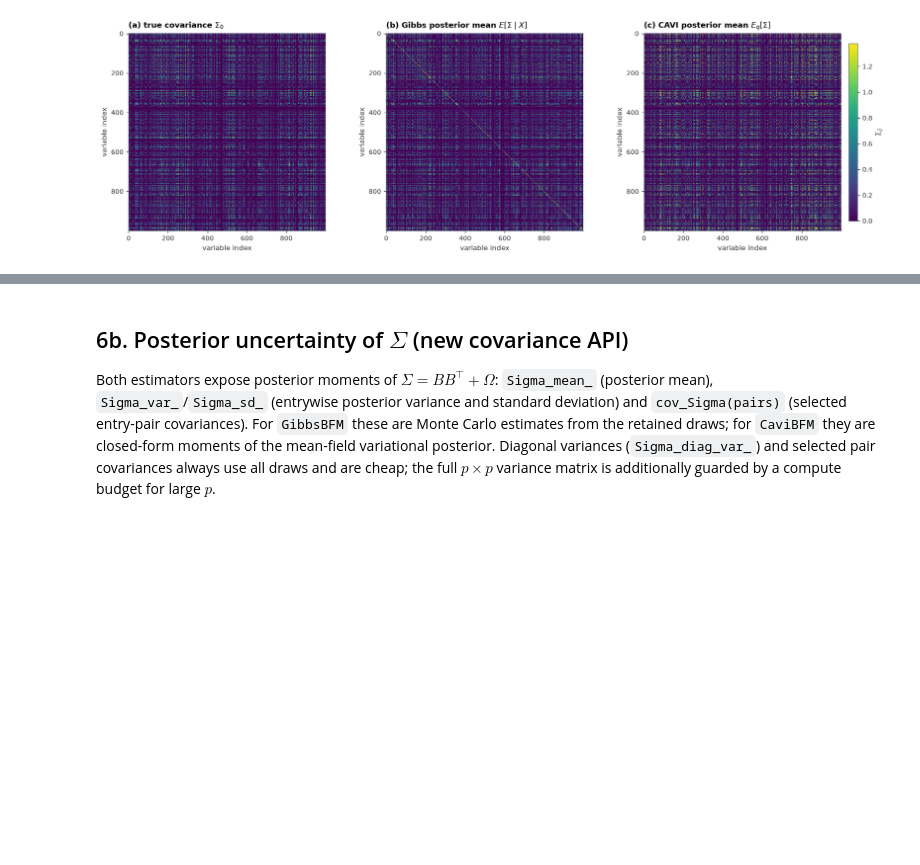
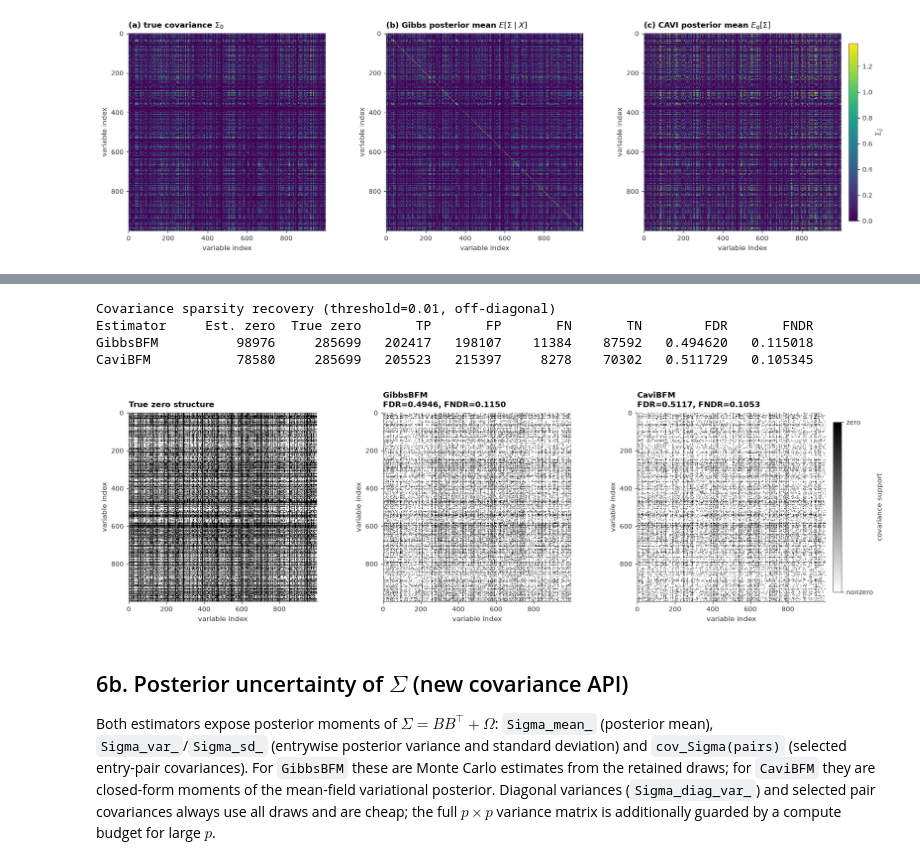
Before and after one commit to kexiongwen/LH_BFM, a Jupyter notebook: examples/demo2.ipynb, the cells around one changed output, grey strips where cells are left out. Saved outputs shown, nothing was run; the diff lists cells and outputs as text; code cells hidden in the pictures; blank space fills up the shorter version.

Commit message:
Add covariance sparsity analysis and update examples

```diff
--- a/examples/demo2.ipynb
+++ b/examples/demo2.ipynb
@@ -439,3 +445,58 @@ plt.show()
+# %%
+COV_SPARSITY_THRESHOLD = 1e-2
+zero_true = Sig_true == 0.0
+np.fill_diagonal(zero_true, False)
+zero_true = np.triu(zero_true)
+zero_true = zero_true | zero_true.T
+
+sparsity_results = {
+    "GibbsBFM": {
+        "zero_mask": gs.covariance_zero_mask(threshold=COV_SPARSITY_THRESHOLD),
+        "metrics": gs.covariance_sparsity_metrics(
+            Sig_true, threshold=COV_SPARSITY_THRESHOLD),
+    },
+    "CaviBFM": {
+        "zero_mask": vi.covariance_zero_mask(threshold=COV_SPARSITY_THRESHOLD),
+        "metrics": vi.covariance_sparsity_metrics(
+            Sig_true, threshold=COV_SPARSITY_THRESHOLD),
+    },
+}
+
+print(f"Covariance sparsity recovery (threshold={COV_SPARSITY_THRESHOLD:g}, off-diagonal)")
+print(f"{'Estimator':<12} {'Est. zero':>10} {'True zero':>10} {'TP':>8} {'FP':>8} {'FN':>8} {'TN':>8} {'FDR':>10} {'FNDR':>10}")
+for name, result in sparsity_results.items():
+    mask = result["zero_mask"]
+    m = result["metrics"]
+    assert mask.shape == Sig_true.shape
+    np.testing.assert_array_equal(mask, mask.T)
+    assert not np.any(np.diag(mask))
+    print(f"{name:<12} {m['fn'] + m['tn']:>10d} {m['fp'] + m['tn']:>10d} "
+          f"{m['tp']:>8d} {m['fp']:>8d} {m['fn']:>8d} {m['tn']:>8d} "
+          f"{m['fdr']:>10.6f} {m['fndr']:>10.6f}")
+
+panels = [("True zero structure", zero_true, None)] + [
+    (name, result["zero_mask"], result["metrics"])
+    for name, result in sparsity_results.items()
+]
+fig, axes = plt.subplots(1, 3, figsize=(16, 4.6), constrained_layout=True)
+for ax, (title, mask, metrics) in zip(axes, panels):
+    im = ax.imshow(mask, cmap="gray_r", vmin=0, vmax=1, interpolation="nearest")
+    if metrics is not None:
+        title += f"\nFDR={metrics['fdr']:.4f}, FNDR={metrics['fndr']:.4f}"
+    ax.set_title(title, loc="left")
+    ax.set_xlabel("variable index")
+    ax.set_ylabel("variable index")
+    ax.grid(False)
+cb = fig.colorbar(im, ax=axes, ticks=[0, 1], pad=0.01, shrink=0.9)
+cb.ax.set_yticklabels(["nonzero", "zero"])
+cb.set_label("covariance support")
+plt.show()
+# %% [output]
+Covariance sparsity recovery (threshold=0.01, off-diagonal)
+Estimator     Est. zero  True zero       TP       FP       FN       TN        FDR       FNDR
+GibbsBFM          98976     285699   202417   198107    11384    87592   0.494620   0.115018
+CaviBFM           78580     285699   205523   215397     8278    70302   0.511729   0.105345
+[figure, added]
 # %% [markdown]
 ## 6b. Posterior uncertainty of $\Sigma$ (new covariance API)
 
```
Also changed, not shown: parts of 10 cells of this notebook, 5 other files.
